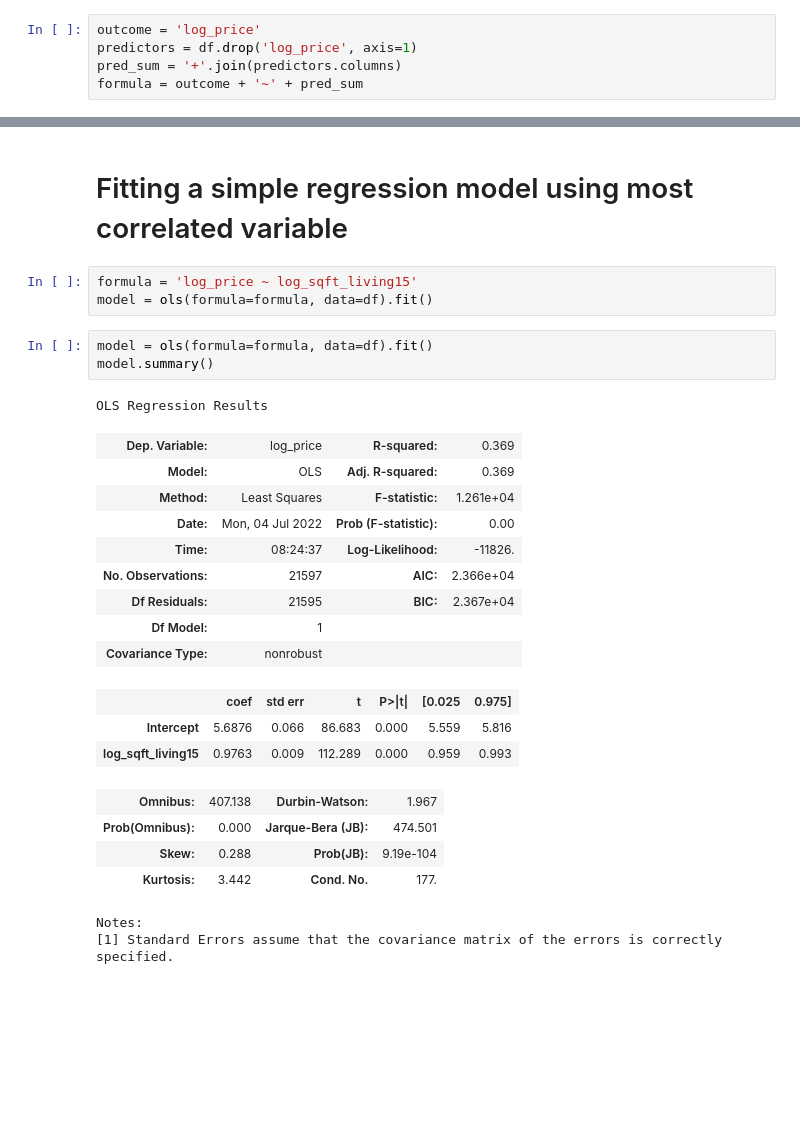
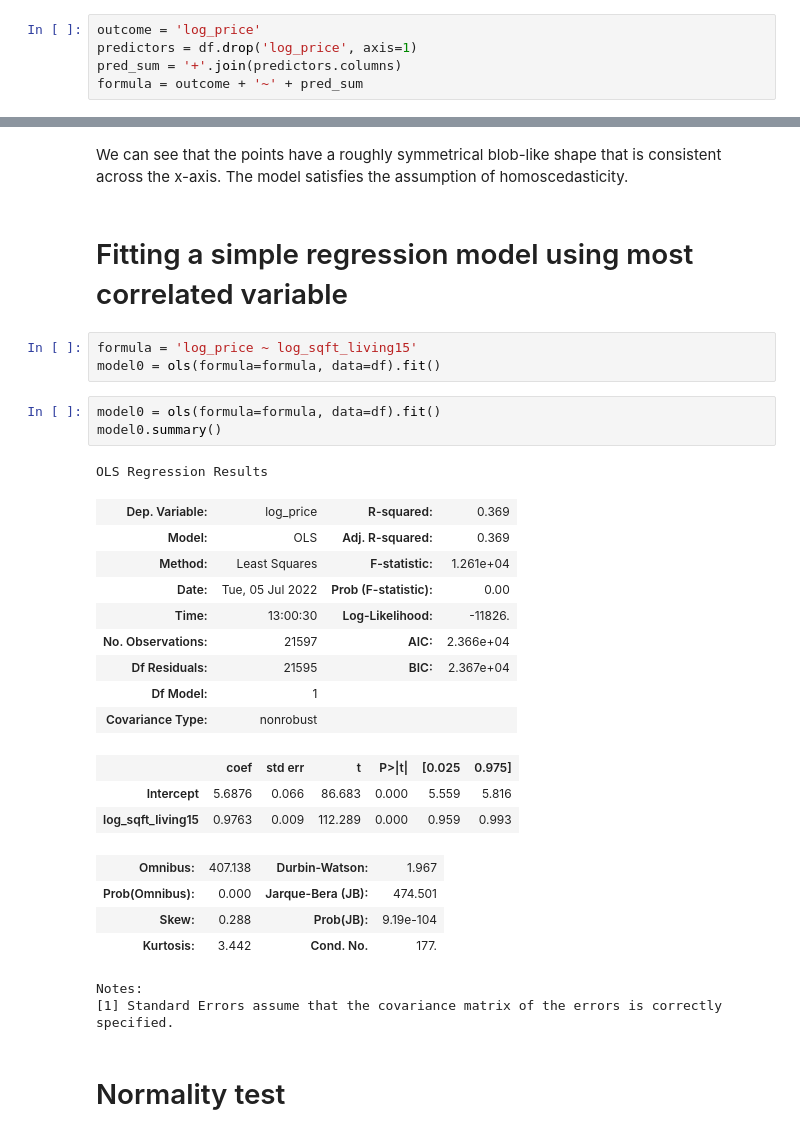
Before and after one commit to SophieMwangi29/King-County-House-Sales-Project, a Jupyter notebook: King County House Sales Project .ipynb, the cells around one changed output, grey strips where cells are left out. Cells and saved outputs as stored; diff of their text form; blank space fills up the shorter version.

```diff
--- a/King County House Sales Project .ipynb
+++ b/King County House Sales Project .ipynb
@@ -543,18 +595,20 @@ df.corr()
+# %% [markdown]
+We can see that the points have a roughly symmetrical blob-like shape that is consistent across the x-axis. The model satisfies the assumption of homoscedasticity.
 # %% [markdown]
 # Fitting a simple regression model using most correlated variable
 # %%
 formula = 'log_price ~ log_sqft_living15'
-model = ols(formula=formula, data=df).fit()
+model0 = ols(formula=formula, data=df).fit()
 # %%
-model = ols(formula=formula, data=df).fit()
-model.summary()
+model0 = ols(formula=formula, data=df).fit()
+model0.summary()
 # %% [output]
 OLS Regression Results
 | Dep. Variable: | log_price | R-squared: | 0.369 |
 | Model: | OLS | Adj. R-squared: | 0.369 |
 | Method: | Least Squares | F-statistic: | 1.261e+04 |
-| Date: | Mon, 04 Jul 2022 | Prob (F-statistic): | 0.00 |
-| Time: | 08:24:37 | Log-Likelihood: | -11826. |
+| Date: | Tue, 05 Jul 2022 | Prob (F-statistic): | 0.00 |
+| Time: | 13:00:30 | Log-Likelihood: | -11826. |
 | No. Observations: | 21597 | AIC: | 2.366e+04 |
 | Df Residuals: | 21595 | BIC: | 2.367e+04 |
 | Df Model: | 1 |  |  |
@@ -568,3 +622,5 @@ OLS Regression Results
 | Kurtosis: | 3.442 | Cond. No. | 177. |
 Notes:
 [1] Standard Errors assume that the covariance matrix of the errors is correctly specified.
+# %% [markdown]
+# Normality test
```
Also changed, not shown: parts of 32 cells of this notebook.
